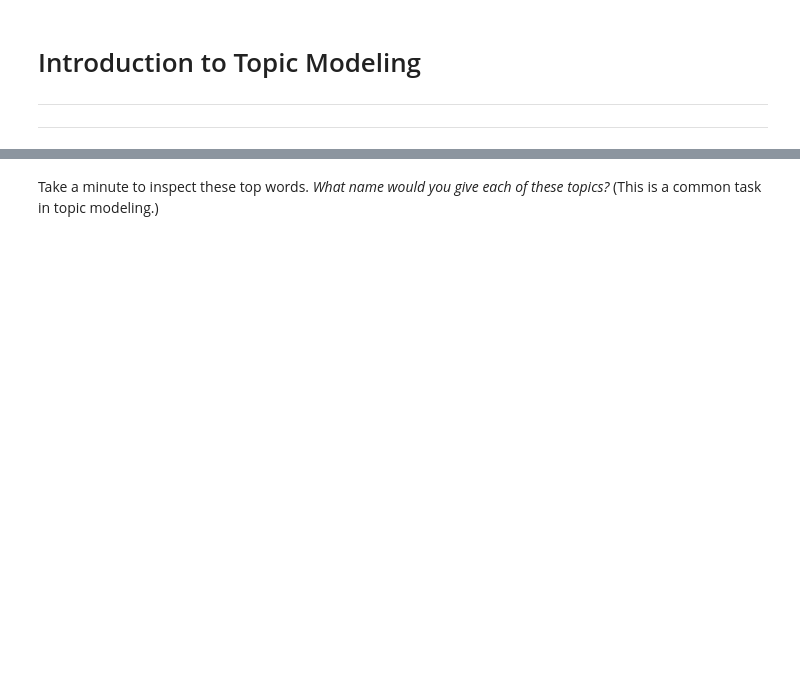
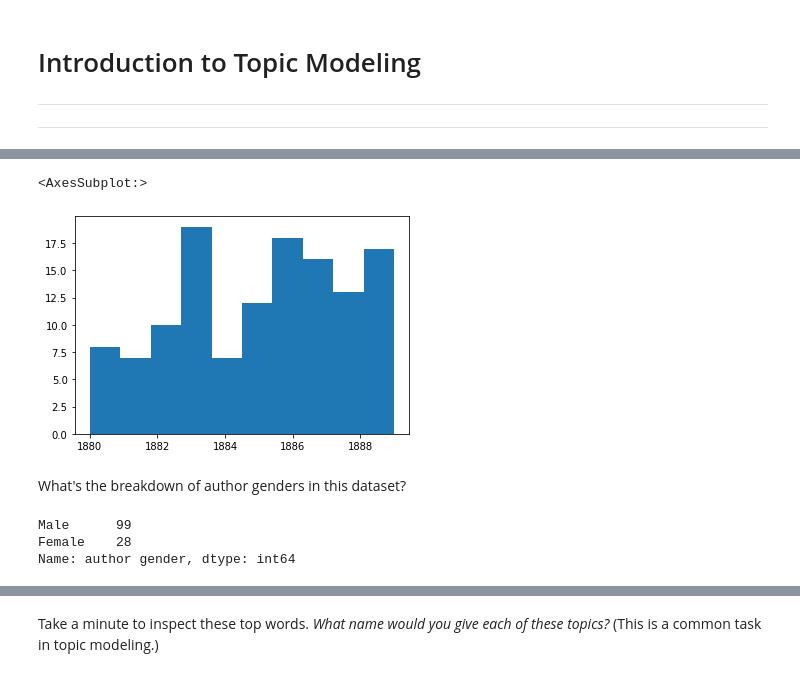
Before and after one commit to jhaber-zz/topic-models-2022, a Jupyter notebook: day-1/intro-topic-modeling.ipynb, the cells around one changed output, grey strips where cells are left out. Saved outputs shown, nothing was run; the diff lists cells and outputs as text; code cells hidden in the pictures; blank space fills up the shorter version.

Commit message:
refining examples, adding text

```diff
--- a/day-1/intro-topic-modeling.ipynb
+++ b/day-1/intro-topic-modeling.ipynb
@@ -196,0 +112,10 @@ jack ye frank deck project uncle ship george shore doctor vessel ain mate lake c
+# %%
+import pandas as pd
+import numpy as np
+df_lit = pd.read_csv("data/childrens_lit.csv.bz2", sep='\t', index_col=0, encoding = 'utf-8', compression='bz2')
+
+#drop rows where the text is missing.
+df_lit = df_lit.dropna(subset=['text'])
+
+#view the dataframe
+df_lit
@@ -196,0 +155,16 @@ jack ye frank deck project uncle ship george shore doctor vessel ain mate lake c
+# %%
+#Visualize the distribution of the 'year' column
+import matplotlib
+df_lit['year'].hist(bins = 10, grid=False)
+# %% [output]
+<AxesSubplot:>
+[figure, added]
+# %% [markdown]
+What's the breakdown of author genders in this dataset?
+# %%
+#We can count this using the value_counts() function
+df_lit['author gender'].value_counts()
+# %% [output]
+Male      99
+Female    28
+Name: author gender, dtype: int64
```
Also changed, not shown: parts of 44 cells of this notebook.
